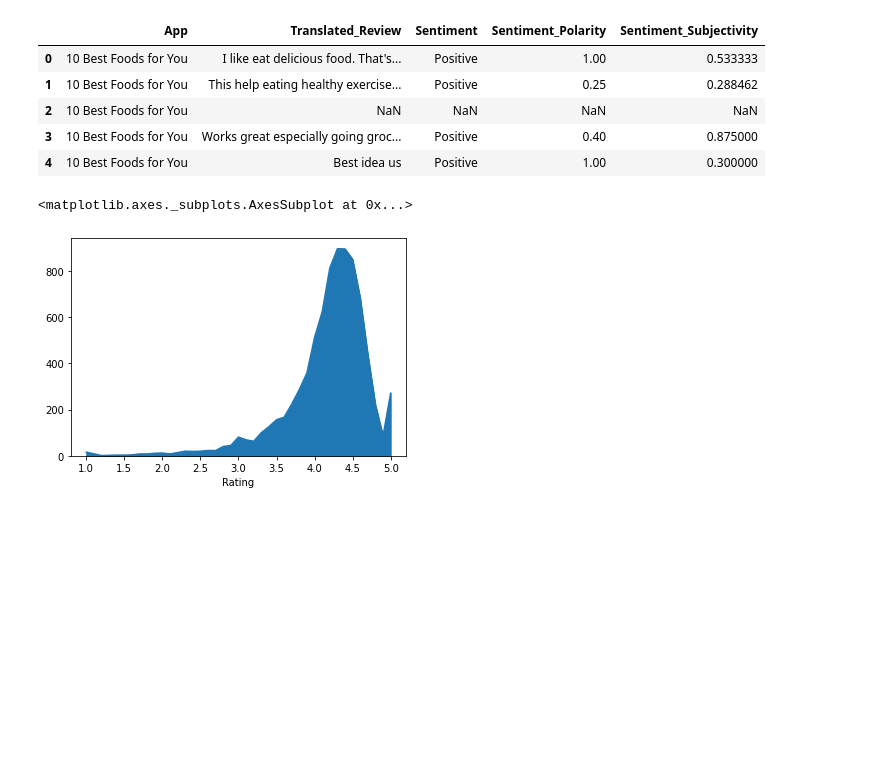
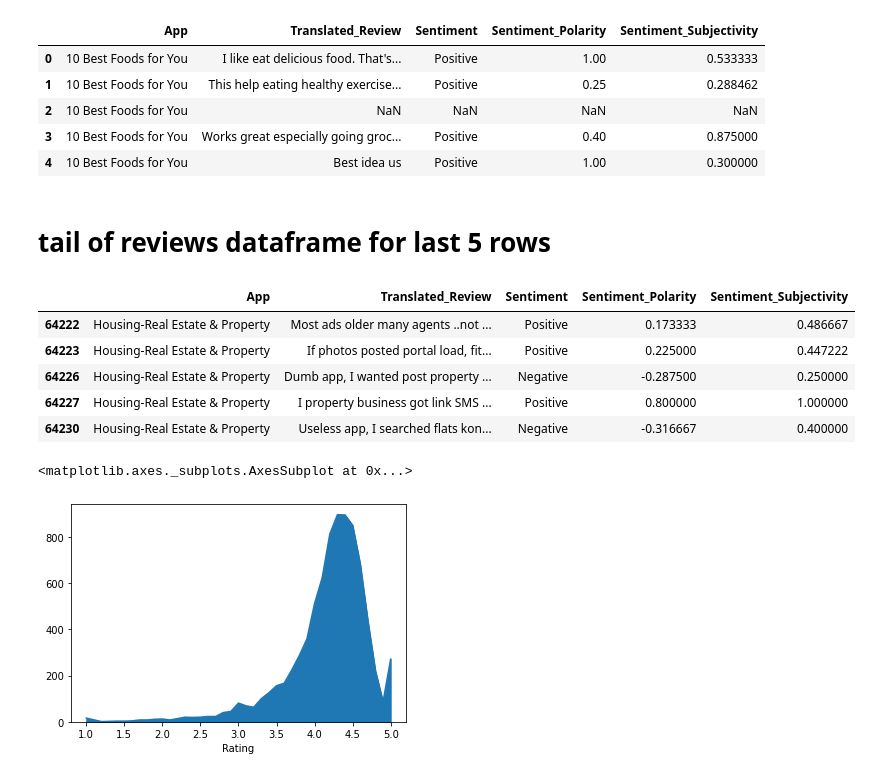
Before and after one commit to amumorde/Play_store_App_review_analysis, a Jupyter notebook: Copy_of_Play_Store_App_Review_Analysis_Capstone_Project.ipynb, the cells around one changed output. Drawn from its saved outputs; the diff is of its cells as text; code cells hidden in the pictures; blank space fills up the shorter version.

Commit message:
used tail method to see  reviews dataframe's last 5 rows

```diff
--- a/Copy_of_Play_Store_App_Review_Analysis_Capstone_Project.ipynb
+++ b/Copy_of_Play_Store_App_Review_Analysis_Capstone_Project.ipynb
@@ -143,6 +143,17 @@ reviews_Df.head()
 | 2 | 10 Best Foods for You | NaN | NaN | NaN | NaN |
 | 3 | 10 Best Foods for You | Works great especially going groc... | Positive | 0.40 | 0.875000 |
 | 4 | 10 Best Foods for You | Best idea us | Positive | 1.00 | 0.300000 |
+# %% [markdown]
+# tail of reviews dataframe for last 5 rows
+# %%
+reviews_Df.tail()
+# %% [output]
+|  | App | Translated_Review | Sentiment | Sentiment_Polarity | Sentiment_Subjectivity |
+| 64222 | Housing-Real Estate & Property | Most ads older many agents ..not ... | Positive | 0.173333 | 0.486667 |
+| 64223 | Housing-Real Estate & Property | If photos posted portal load, fit... | Positive | 0.225000 | 0.447222 |
+| 64226 | Housing-Real Estate & Property | Dumb app, I wanted post property ... | Negative | -0.287500 | 0.250000 |
+| 64227 | Housing-Real Estate & Property | I property business got link SMS ... | Positive | 0.800000 | 1.000000 |
+| 64230 | Housing-Real Estate & Property | Useless app, I searched flats kon... | Negative | -0.316667 | 0.400000 |
 # %%
 playstore_Df.groupby("Rating")['App'].count().plot(kind = "area")
 # %% [output]
```
